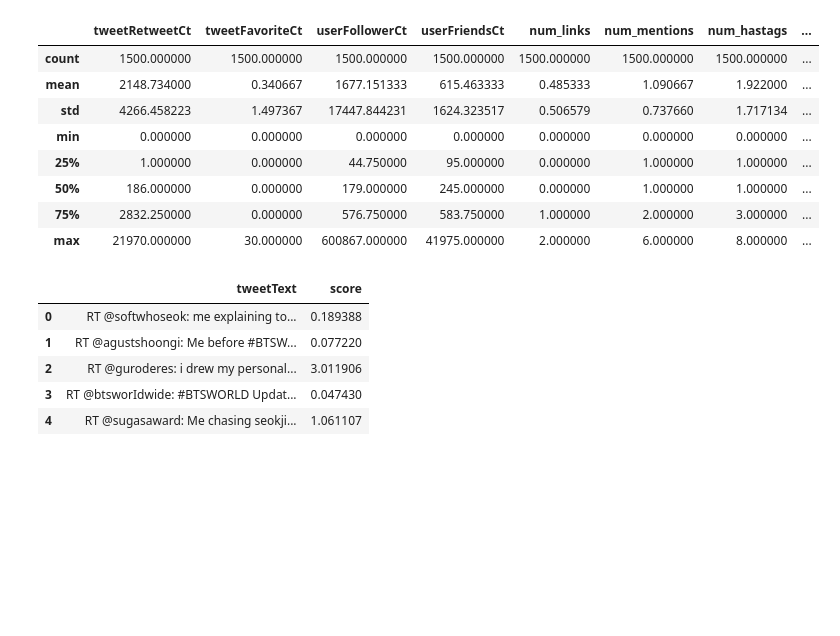
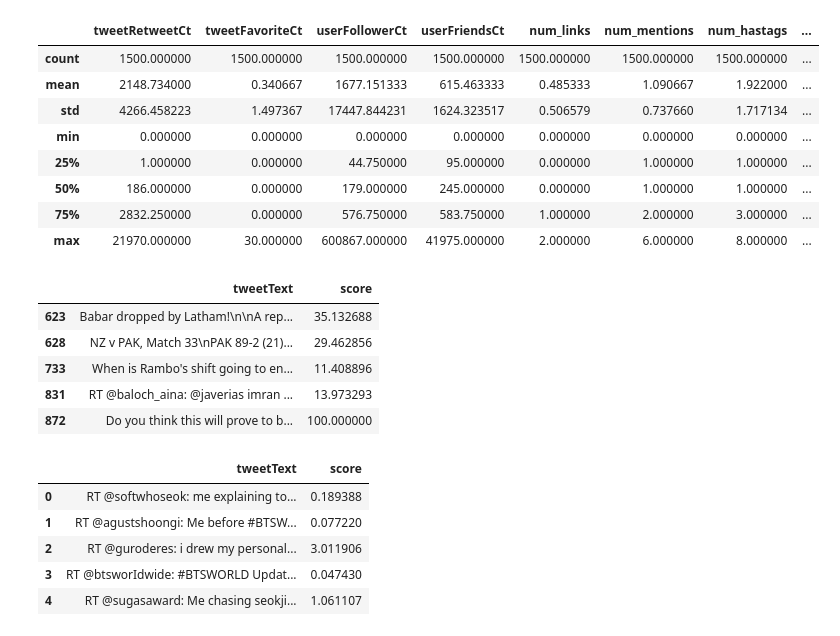
Before and after one commit to Akshaypatil7/Retweet-Analysis, a Jupyter notebook: Retweets Analysis.ipynb, the cells around one changed output. Drawn from its saved outputs; the diff is of its cells as text; code cells hidden in the pictures; blank space fills up the shorter version.

```diff
--- a/Retweets Analysis.ipynb
+++ b/Retweets Analysis.ipynb
@@ -44,10 +39,10 @@ os.getcwd()
 ## Connect Twitter
 
 #Store required keys
-consumer_key = "9geIDwOzVdbm0dCuAiUpzCUnu"
-consumer_secret = "TzkfViMc6bDdK2FILQ8xTVCG82qjn0FhUdvsJGzlQ79J0EG3SR"
-access_key = "1541025487-DeXUlBh0Oo76u5NWW4j7iPejrTlRbw3A3Q2zMU0"
-access_secret = "J0H68P6Zgmx7tcQfEL0qjDVgsTXsPTGeRml04cbk233jp"
+consumer_key = ""
+consumer_secret = ""
+access_key = ""
+access_secret = ""
 # %%
 #Establish connection
 auth = tweepy.OAuthHandler(consumer_key, consumer_secret)
@@ -259,6 +254,15 @@ df.describe()
 | 50% | 186.000000 | 0.000000 | 179.000000 | 245.000000 | 0.000000 | 1.000000 | 1.000000 | ... |
 | 75% | 2832.250000 | 0.000000 | 576.750000 | 583.750000 | 1.000000 | 2.000000 | 3.000000 | ... |
 | max | 21970.000000 | 30.000000 | 600867.000000 | 41975.000000 | 2.000000 | 6.000000 | 8.000000 | ... |
+# %%
+df[df['score']>10]
+# %% [output]
+|  | tweetText | score |
+| 623 | Babar dropped by Latham!\n\nA rep... | 35.132688 |
+| 628 | NZ v PAK, Match 33\nPAK 89-2 (21)... | 29.462856 |
+| 733 | When is Rambo's shift going to en... | 11.408896 |
+| 831 | RT @baloch_aina: @javerias imran ... | 13.973293 |
+| 872 | Do you think this will prove to b... | 100.000000 |
 # %%
 df.drop(df.columns.difference(['tweetText','score']), 1, inplace=True)
 # %%
```
Also changed, not shown: parts of 1 cell of this notebook.
